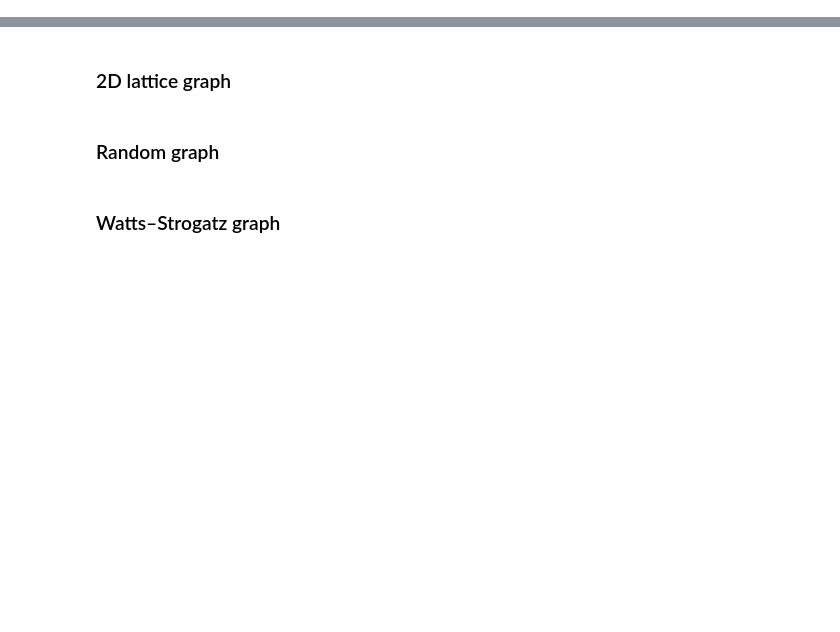
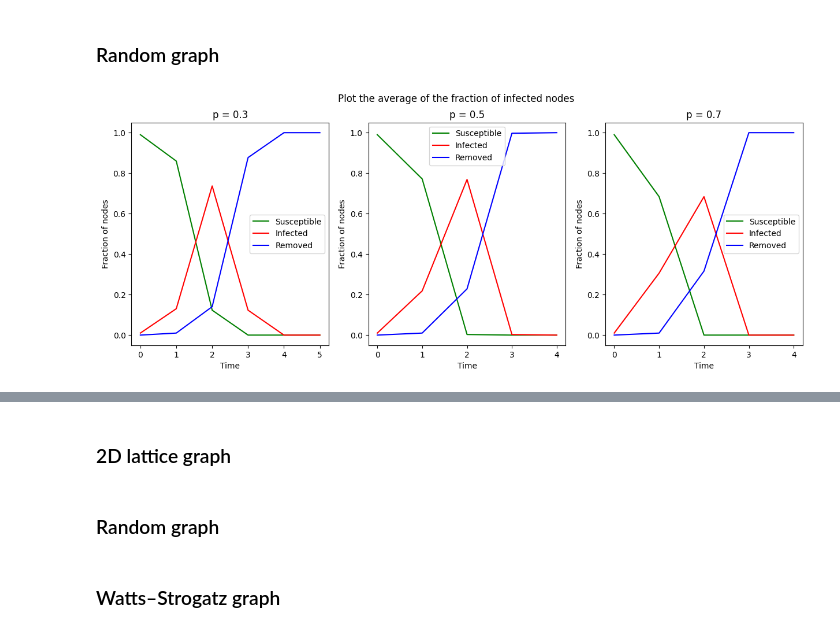
Before and after one commit to KohutMaria/Diffusion-processes, a Jupyter notebook: DPOCN_5.ipynb, the cells around one changed output, grey strips where cells are left out. Saved outputs shown, nothing was run; the diff lists cells and outputs as text; code cells hidden in the pictures; blank space fills up the shorter version.

```diff
--- a/DPOCN_5.ipynb
+++ b/DPOCN_5.ipynb
@@ -54,0 +215,11 @@ def sir_netw(G, p, origin = None):
+# %% [markdown]
+### Random graph
+# %%
+numb_nodes = 100
+p = 0.5
+G_rand = nx.erdos_renyi_graph(numb_nodes, p)
+
+frac_time = fraction_time(G_rand, q, N)
+plot_frac(frac_time, q)
+# %% [output]
+[figure, added]
```
Also changed, not shown: parts of 101 cells of this notebook.
